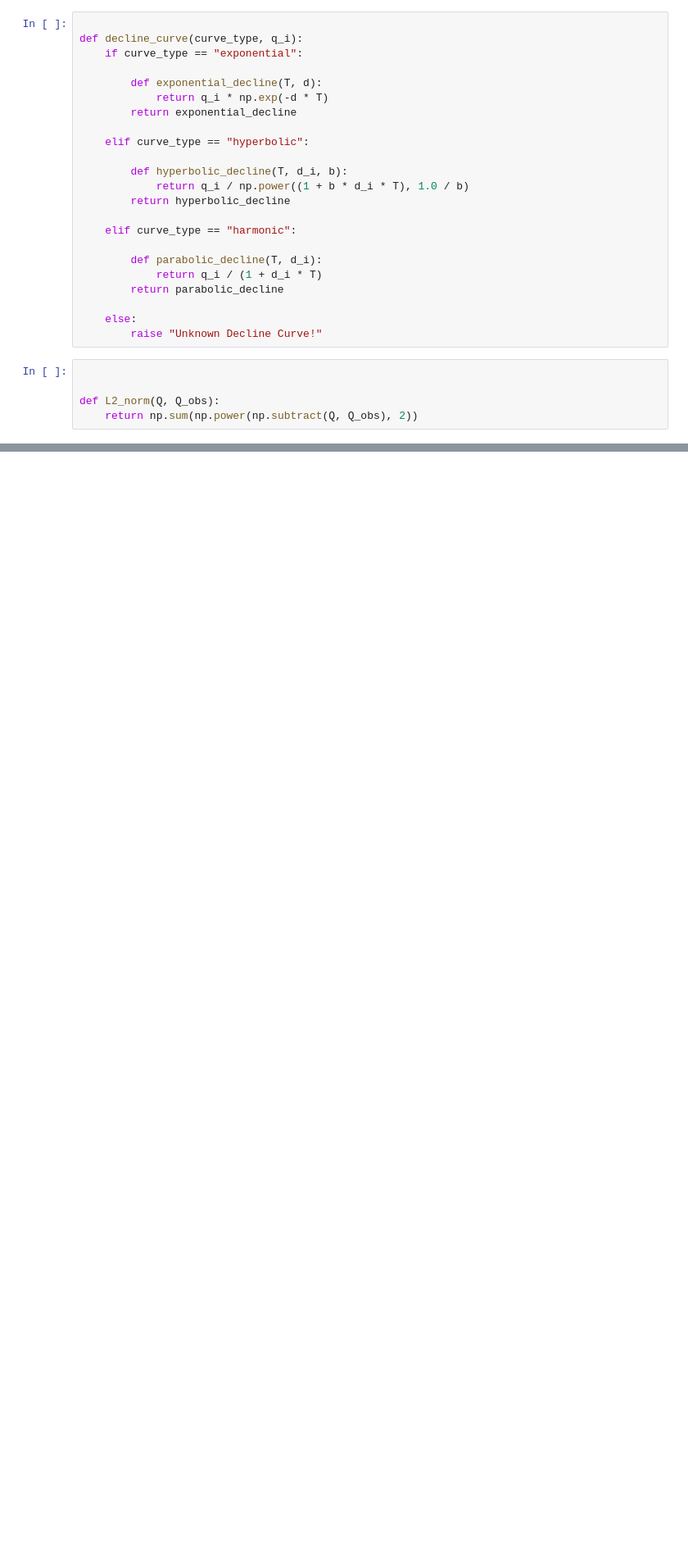
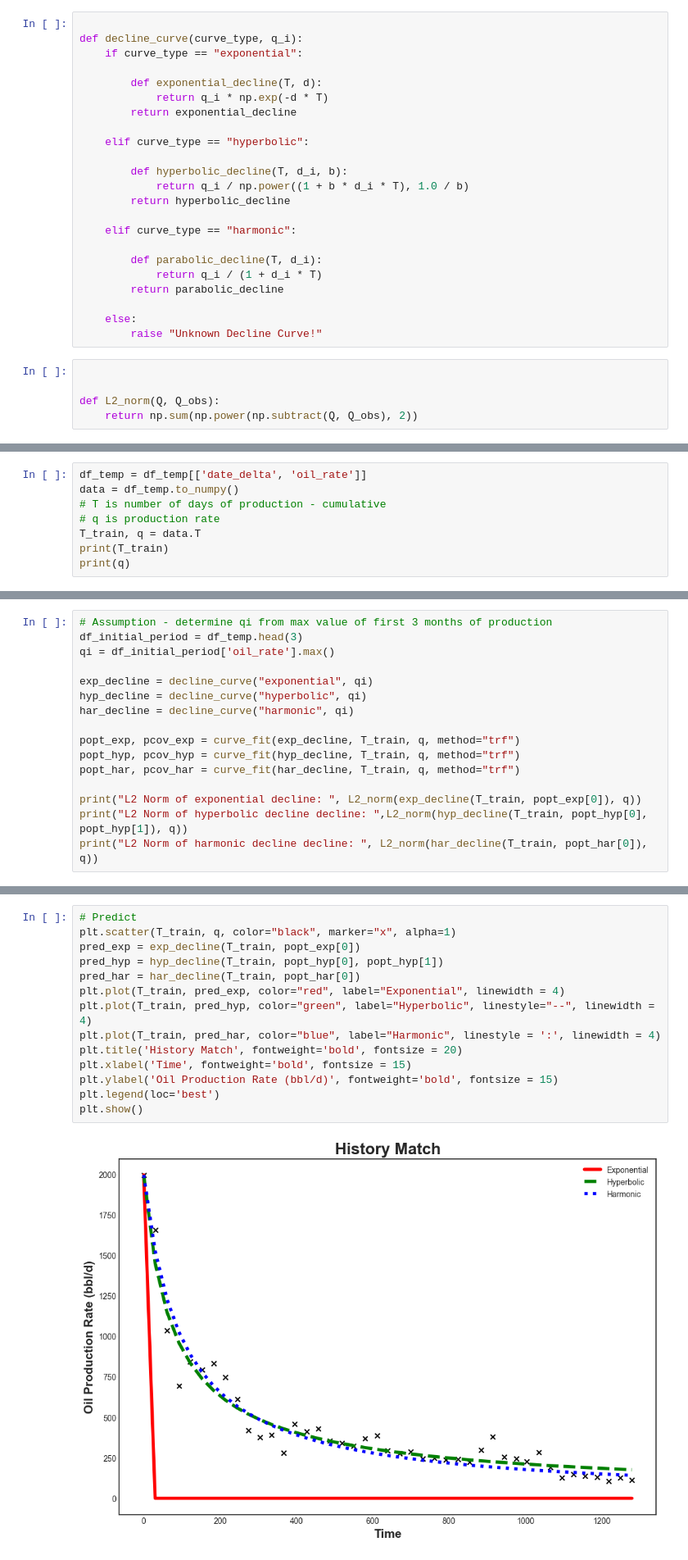
Before and after one commit to Nisarg3010/Production, a Jupyter notebook: Notebook.ipynb, the cells around one changed output, grey strips where cells are left out. Shown at 82% size. Drawn from its saved outputs; the diff is of its cells as text; blank space fills up the shorter version.

```diff
--- a/Notebook.ipynb
+++ b/Notebook.ipynb
@@ -236,0 +317,8 @@ test_prod = pre_process(test_prod, column="Oil")
+# %%
+df_temp = df_temp[['date_delta', 'oil_rate']]
+data = df_temp.to_numpy()
+# T is number of days of production - cumulative
+# q is production rate
+T_train, q = data.T
+print(T_train)
+print(q)
@@ -236,0 +341,16 @@ test_prod = pre_process(test_prod, column="Oil")
+# %%
+# Assumption - determine qi from max value of first 3 months of production
+df_initial_period = df_temp.head(3)
+qi = df_initial_period['oil_rate'].max()
+
+exp_decline = decline_curve("exponential", qi)
+hyp_decline = decline_curve("hyperbolic", qi)
+har_decline = decline_curve("harmonic", qi)
+
+popt_exp, pcov_exp = curve_fit(exp_decline, T_train, q, method="trf")
+popt_hyp, pcov_hyp = curve_fit(hyp_decline, T_train, q, method="trf")
+popt_har, pcov_har = curve_fit(har_decline, T_train, q, method="trf")
+
+print("L2 Norm of exponential decline: ", L2_norm(exp_decline(T_train, popt_exp[0]), q))
+print("L2 Norm of hyperbolic decline decline: ",L2_norm(hyp_decline(T_train, popt_hyp[0], popt_hyp[1]), q))
+print("L2 Norm of harmonic decline decline: ", L2_norm(har_decline(T_train, popt_har[0]), q))
@@ -236,0 +361,16 @@ test_prod = pre_process(test_prod, column="Oil")
+# %%
+# Predict
+plt.scatter(T_train, q, color="black", marker="x", alpha=1)
+pred_exp = exp_decline(T_train, popt_exp[0])
+pred_hyp = hyp_decline(T_train, popt_hyp[0], popt_hyp[1])
+pred_har = har_decline(T_train, popt_har[0])
+plt.plot(T_train, pred_exp, color="red", label="Exponential", linewidth = 4)
+plt.plot(T_train, pred_hyp, color="green", label="Hyperbolic", linestyle="--", linewidth = 4)
+plt.plot(T_train, pred_har, color="blue", label="Harmonic", linestyle = ':', linewidth = 4)
+plt.title('History Match', fontweight='bold', fontsize = 20)
+plt.xlabel('Time', fontweight='bold', fontsize = 15)
+plt.ylabel('Oil Production Rate (bbl/d)', fontweight='bold', fontsize = 15)
+plt.legend(loc='best')
+plt.show()
+# %% [output]
+[figure, added]
```
Also changed, not shown: parts of 57 cells of this notebook.
